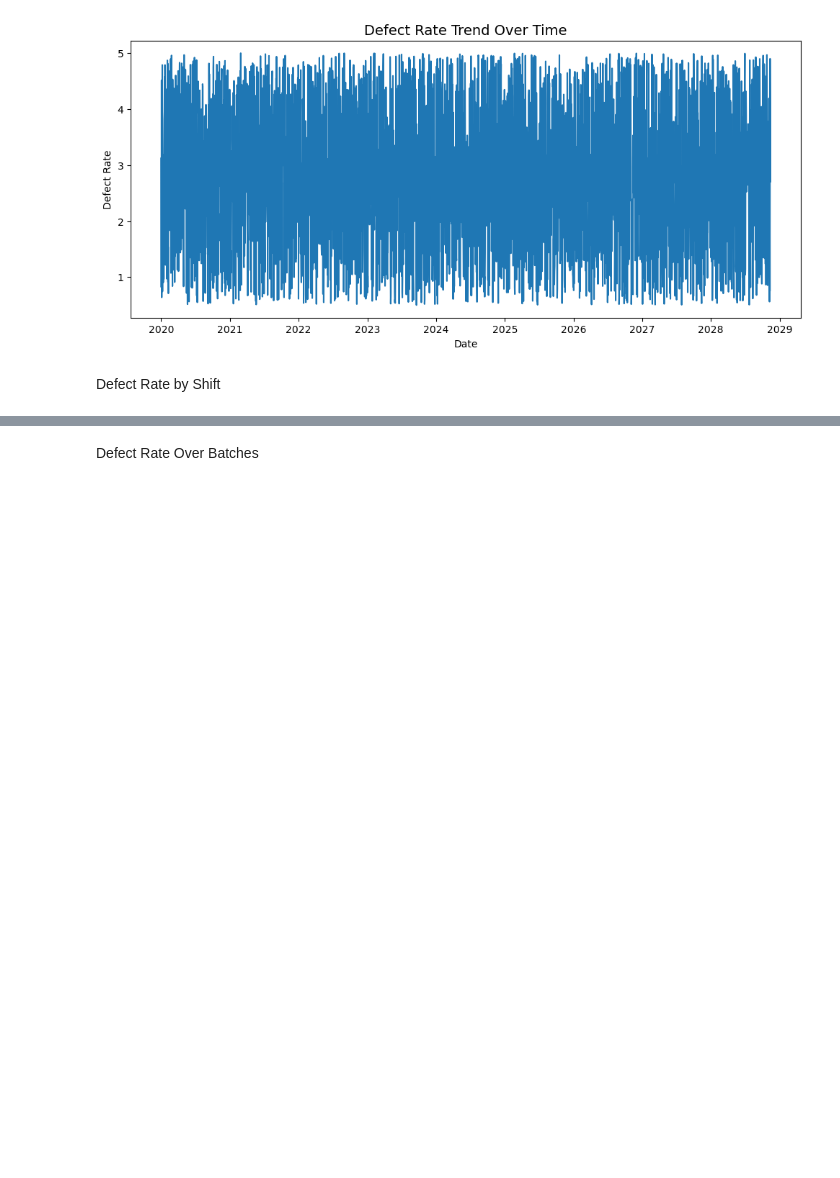
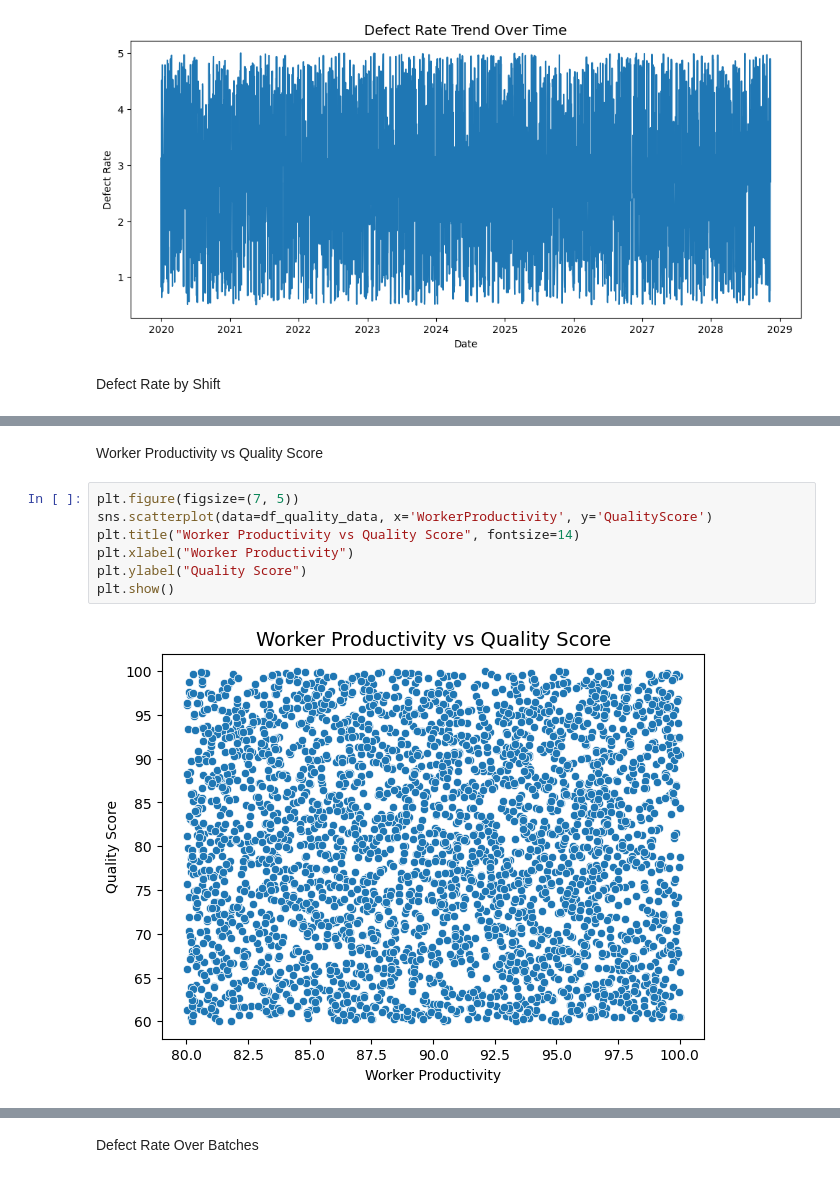
Before and after one commit to bbhatta10/Manufacturing-Quality-Analysis, a Jupyter notebook: quality.ipynb, the cells around one changed output, grey strips where cells are left out. Cells and saved outputs as stored; diff of their text form; blank space fills up the shorter version.

```diff
--- a/quality.ipynb
+++ b/quality.ipynb
@@ -266,0 +287,11 @@ Relationship Between Key Metrics
+# %% [markdown]
+Worker Productivity vs Quality Score
+# %%
+plt.figure(figsize=(7, 5))
+sns.scatterplot(data=df_quality_data, x='WorkerProductivity', y='QualityScore')
+plt.title("Worker Productivity vs Quality Score", fontsize=14)
+plt.xlabel("Worker Productivity")
+plt.ylabel("Quality Score")
+plt.show()
+# %% [output]
+[figure, added]
```
Also changed, not shown: parts of 5 cells of this notebook.
